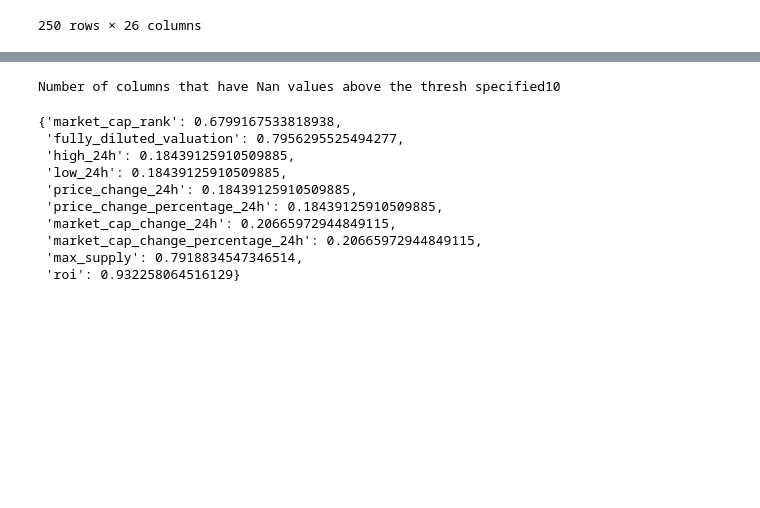
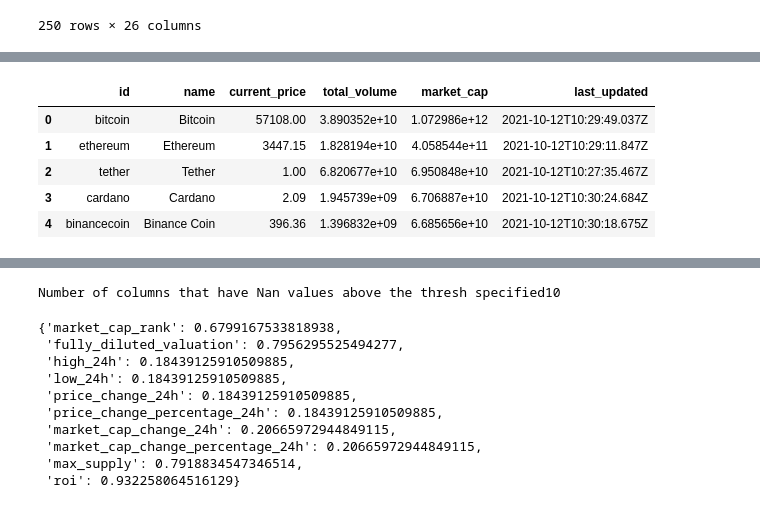
Before and after one commit to denironyx/becoming_data_engineer, a Jupyter notebook: coindecko/pyscript/coindecko.ipynb, the cells around one changed output, grey strips where cells are left out. Cells and saved outputs as stored; diff of their text form; code cells hidden in the pictures; blank space fills up the shorter version.

```diff
--- a/coindecko/pyscript/coindecko.ipynb
+++ b/coindecko/pyscript/coindecko.ipynb
@@ -277,0 +324,9 @@ There was an error!
+# %%
+dfa.head()
+# %% [output]
+|  | id | name | current_price | total_volume | market_cap | last_updated |
+| 0 | bitcoin | Bitcoin | 57108.00 | 3.890352e+10 | 1.072986e+12 | 2021-10-12T10:29:49.037Z |
+| 1 | ethereum | Ethereum | 3447.15 | 1.828194e+10 | 4.058544e+11 | 2021-10-12T10:29:11.847Z |
+| 2 | tether | Tether | 1.00 | 6.820677e+10 | 6.950848e+10 | 2021-10-12T10:27:35.467Z |
+| 3 | cardano | Cardano | 2.09 | 1.945739e+09 | 6.706887e+10 | 2021-10-12T10:30:24.684Z |
+| 4 | binancecoin | Binance Coin | 396.36 | 1.396832e+09 | 6.685656e+10 | 2021-10-12T10:30:18.675Z |
```
Also changed, not shown: parts of 31 cells of this notebook, 2 other files.
